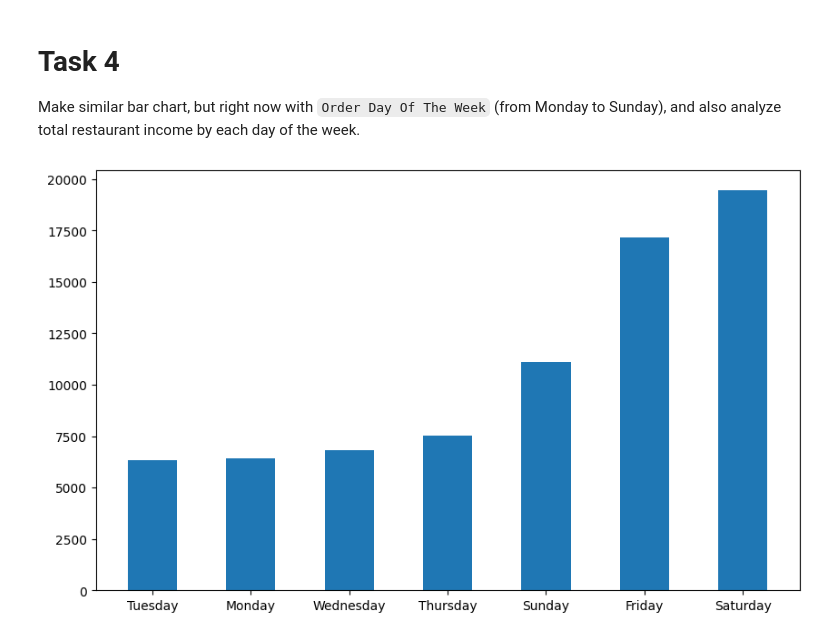
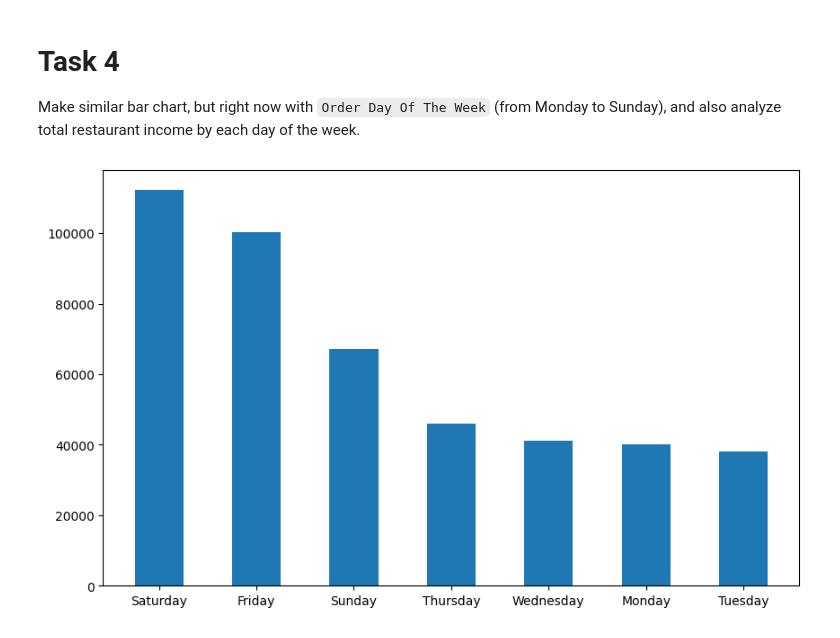
Before and after one commit to struhanets/py-restaurant-data-analysis, a Jupyter notebook: app/main.ipynb, the cells around one changed output. Drawn from its saved outputs; the diff is of its cells as text; code cells hidden in the pictures.

```diff
--- a/app/main.ipynb
+++ b/app/main.ipynb
@@ -106,13 +106,10 @@ Make similar bar chart, but right now with `Order Day Of The Week` (from Monday
 # %%
 # write your code here
 df["weekday"] = pd.to_datetime(df["datetime"]).dt.day_name()
-all_orders_costs = df.groupby("order_id")["total_costs"].sum()
-orders_per_day = df.groupby("weekday")["order_id"].count().sort_values()
-weekdays_orders = df.groupby("weekday")["order_id"].sum()
-# labels = weekdays_orders.index
+all_orders_costs = df.groupby("weekday")["total_costs"].sum().sort_values(ascending=False)
 
 fig, ax = plt.subplots(figsize=(10, 6))
-ax.bar(orders_per_day.index, orders_per_day.values, width=0.5)
+ax.bar(all_orders_costs.index, all_orders_costs.values, width=0.5)
 plt.show()
 # %% [output]
-[figure, old version]
+[figure, new version]
```
Also changed, not shown: parts of 2 cells of this notebook.
